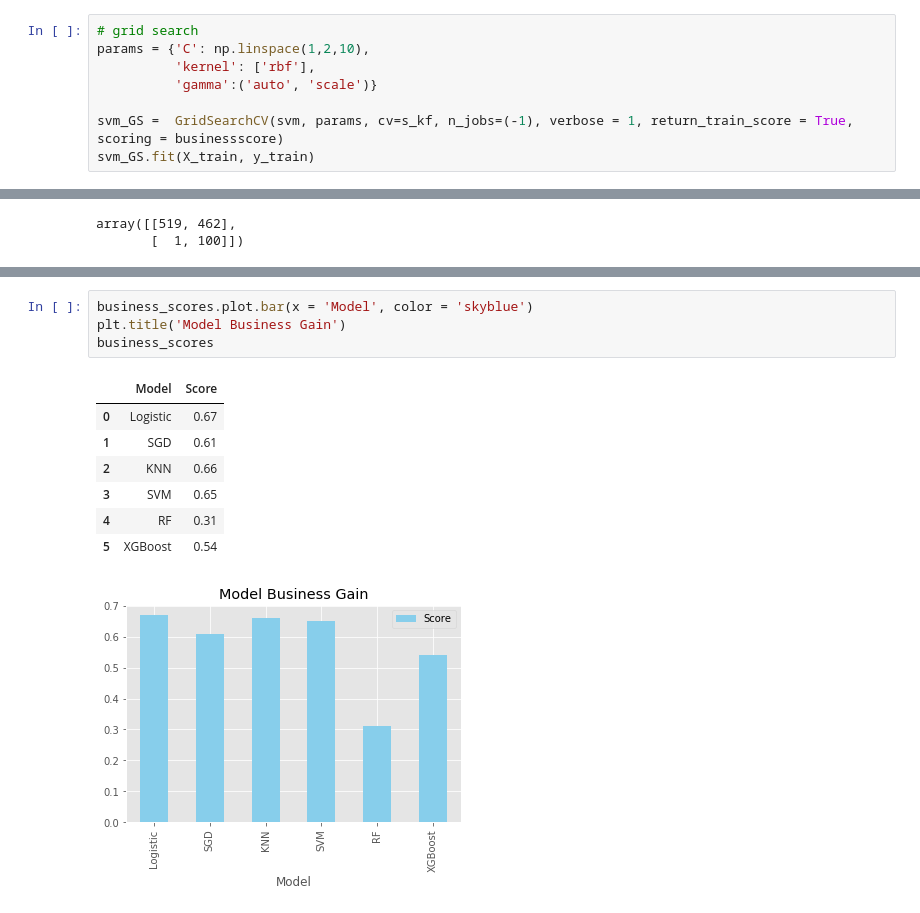
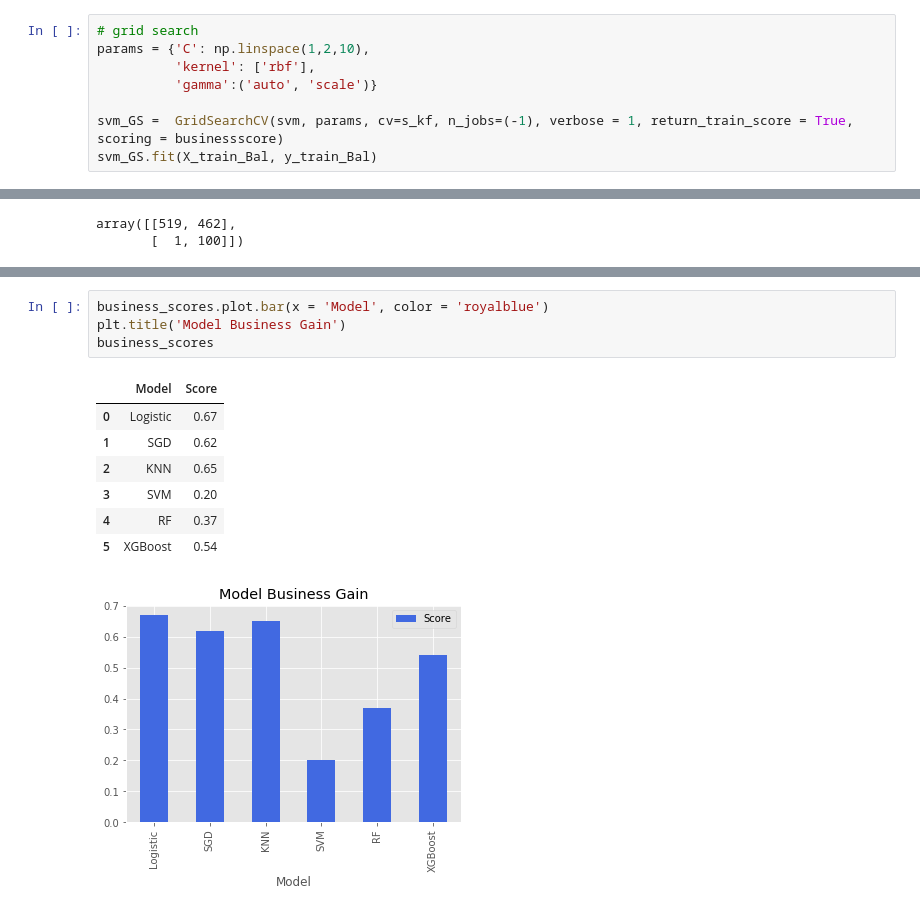
Before and after one commit to cosmochoi/healthcare_fraud, a Jupyter notebook: ML_models_FINAL.ipynb, the cells around one changed output, grey strips where cells are left out. Saved outputs shown, nothing was run; the diff lists cells and outputs as text.

```diff
--- a/ML_models_FINAL.ipynb
+++ b/ML_models_FINAL.ipynb
@@ -570,7 +586,7 @@ params = {'C': np.linspace(1,2,10),
           'gamma':('auto', 'scale')}
 
 svm_GS =  GridSearchCV(svm, params, cv=s_kf, n_jobs=(-1), verbose = 1, return_train_score = True, scoring = businessscore)
-svm_GS.fit(X_train, y_train)
+svm_GS.fit(X_train_Bal, y_train_Bal)
 # %% [output]
 Fitting 5 folds for each of 20 candidates, totalling 100 fits
 [Parallel(n_jobs=-1)]: Using backend LokyBackend with 8 concurrent workers.
@@ -1004,13 +1028,13 @@ array([[519, 462],
 # %%
-business_scores.plot.bar(x = 'Model', color = 'skyblue')
+business_scores.plot.bar(x = 'Model', color = 'royalblue')
 plt.title('Model Business Gain')
 business_scores
 # %% [output]
 |  | Model | Score |
 | 0 | Logistic | 0.67 |
-| 1 | SGD | 0.61 |
-| 2 | KNN | 0.66 |
-| 3 | SVM | 0.65 |
-| 4 | RF | 0.31 |
+| 1 | SGD | 0.62 |
+| 2 | KNN | 0.65 |
+| 3 | SVM | 0.20 |
+| 4 | RF | 0.37 |
 | 5 | XGBoost | 0.54 |
-[figure, old version]
+[figure, new version]
```
Also changed, not shown: parts of 24 cells of this notebook, 2 other files.
